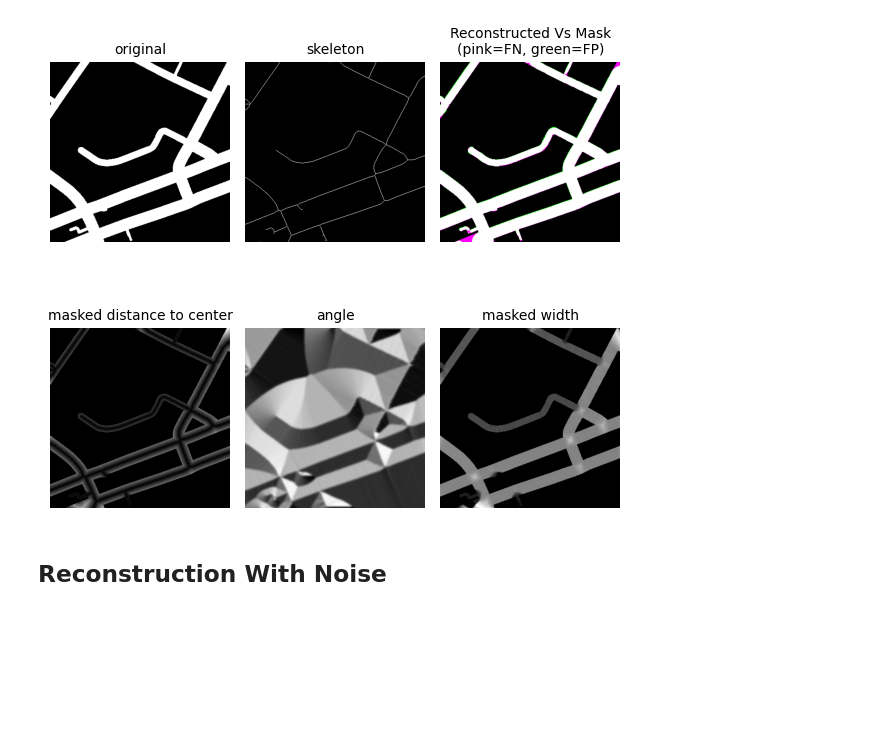
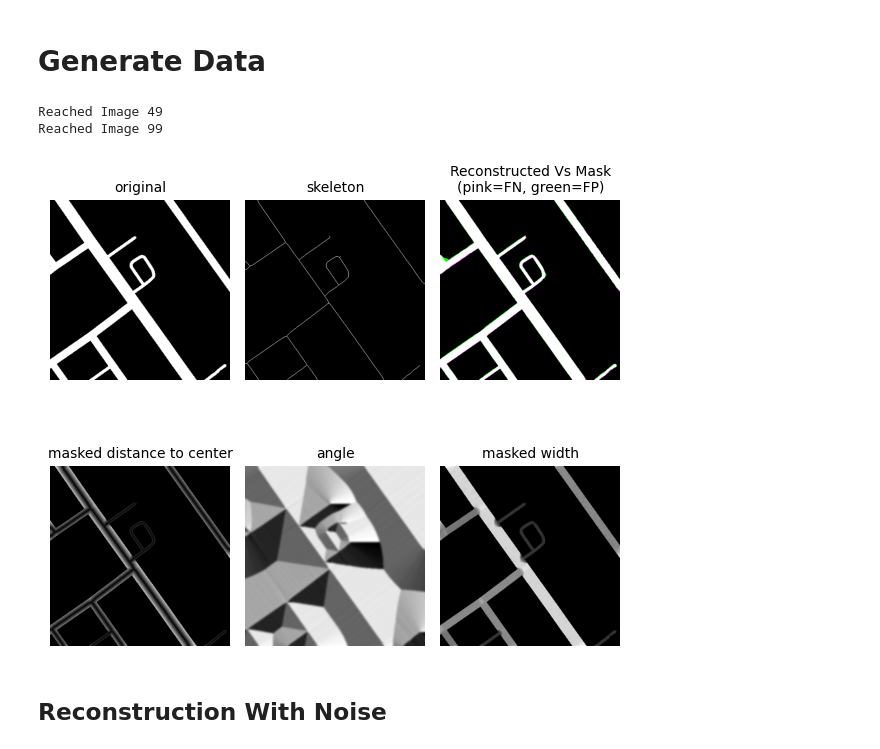
Before and after one commit to brunnedu/CIL2023, a Jupyter notebook: Transform.ipynb, the cells around one changed output. Drawn from its saved outputs; the diff is of its cells as text; code cells hidden in the pictures; blank space fills up the shorter version.

Commit message:
generate data

```diff
--- a/Transform.ipynb
+++ b/Transform.ipynb
@@ -137,13 +151,41 @@ def reconstruct_naive(r, theta, width, padding=25, min_vote_threshold=5):
 
     out = np.array(out) / 255.0
     return out[padding:-padding, padding:-padding]
+# %% [markdown]
+# Generate Data
+# %%
+import os
+
+base_folder = '../data/old/training/groundtruth'
+output_folder = '../data/old/training/transformed'
+
+r_folder = os.path.join(output_folder, 'r')
+theta_folder = os.path.join(output_folder, 'theta')
+width_folder = os.path.join(output_folder, 'width')
+os.makedirs(r_folder, exist_ok=True)
+os.makedirs(theta_folder, exist_ok=True)
+os.makedirs(width_folder, exist_ok=True)
+
+for i,img_name in enumerate(os.listdir(base_folder)):
+    full_path = os.path.join(base_folder, img_name)
+    descriptor = img_name.split('.')[0]
+    mask = torchvision.io.read_image(full_path, mode=ImageReadMode.GRAY)/255.0
+    mask = mask.squeeze().numpy()
+
+    r, theta, width = convert(mask, padding=pad, smooth_width=smooth_width, smooth_angle=smooth_angle)
+
+    np.save(os.path.join(r_folder, f'{descriptor}'), r)
+    np.save(os.path.join(theta_folder, f'{descriptor}'), theta)
+    np.save(os.path.join(width_folder, f'{descriptor}'), width)
+
+    if (i+1)%50 == 0:
+        print(f'Reached Image {i+1}')
+# %% [output]
+Reached Image 49
+Reached Image 99
 # %%
-pad = 25
-smooth_angle = 2.0 # None
-smooth_width = 1.0 # None
-
 # bad examples: 0, 69, 143
-mask = torchvision.io.read_image("C:/Users/yanic/dev/ethz/cil/data/old/training/groundtruth/satimage_143.png", mode=ImageReadMode.GRAY)/255
+mask = torchvision.io.read_image('../data/old/training/groundtruth/satimage_53.png', mode=ImageReadMode.GRAY)/255
 mask = mask.squeeze().numpy()
 
 r, theta, width, skeleton = convert(mask, padding=pad, smooth_width=smooth_width, smooth_angle=smooth_angle, return_skeleton=True)
@@ -160,34 +202,34 @@ rgb[:,:,0] = mask
 rgb[:,:,1] = out
 rgb[:,:,2] = mask
 
 axes[0,0].imshow(mask, cmap=plt.cm.gray)
 axes[0,0].axis('off')
 axes[0,0].set_title('original', fontsize=10)
 
 axes[0,1].imshow(skeleton, cmap=plt.cm.gray)
 axes[0,1].axis('off')
 axes[0,1].set_title('skeleton', fontsize=10)
 
 axes[0,2].imshow(rgb, cmap='gray')
 axes[0,2].axis('off')
 axes[0,2].set_title('Reconstructed Vs Mask\n(pink=FN, green=FP)', fontsize=10)
 
 axes[1,0].imshow(r * mask, cmap=plt.cm.gray)
 axes[1,0].axis('off')
 axes[1,0].set_title('masked distance to center', fontsize=10)
 
 axes[1,1].imshow(theta, cmap=plt.cm.gray)
 axes[1,1].axis('off')
 axes[1,1].set_title('angle', fontsize=10)
 
 axes[1,2].imshow(width * mask, cmap=plt.cm.gray)
 axes[1,2].axis('off')
 axes[1,2].set_title('masked width', fontsize=10)
 
 fig.tight_layout()
 plt.show()
 # %% [output]
-[figure, old version]
+[figure, new version]
 # %% [markdown]
 ## Reconstruction With Noise
 # %%
```
Also changed, not shown: parts of 6 cells of this notebook.
